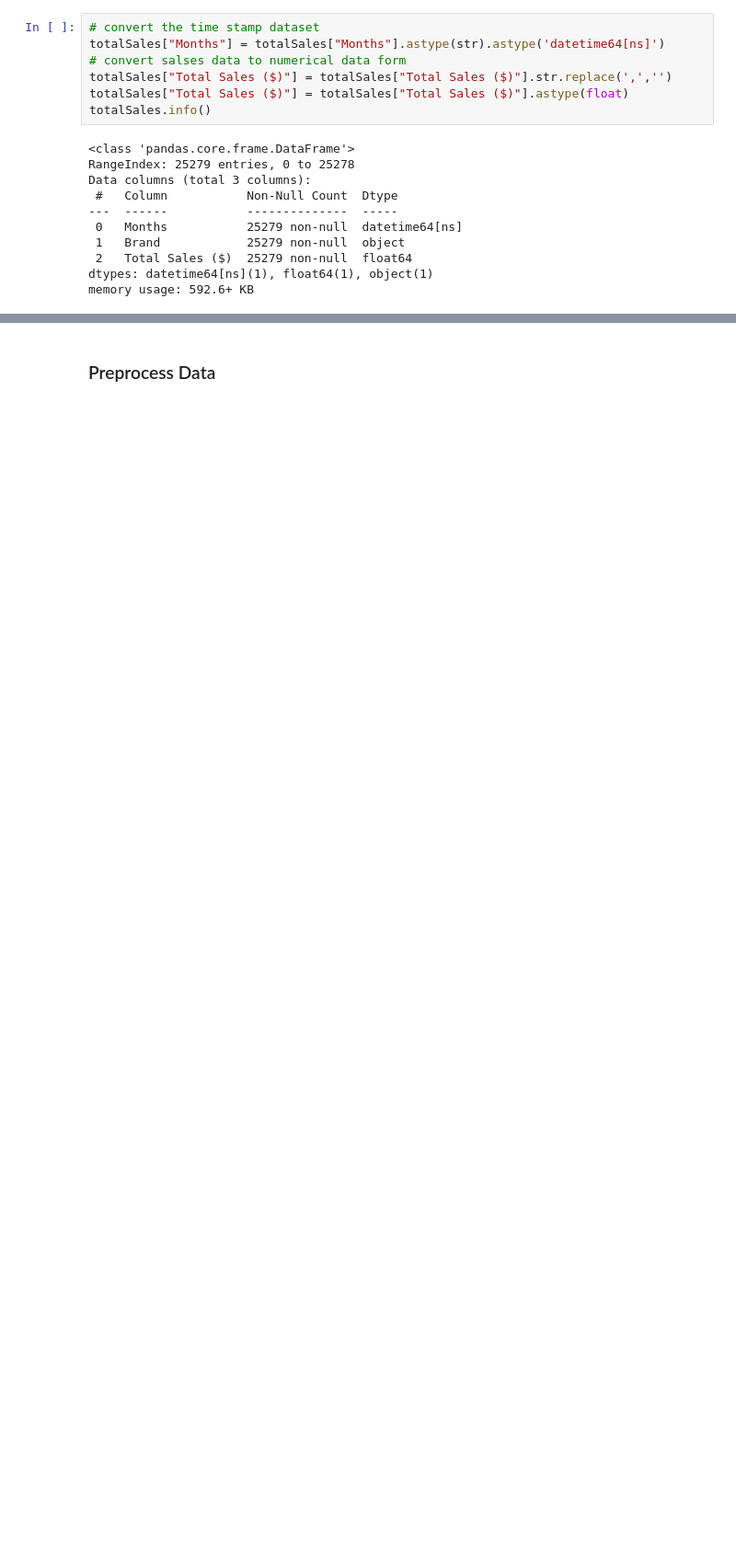
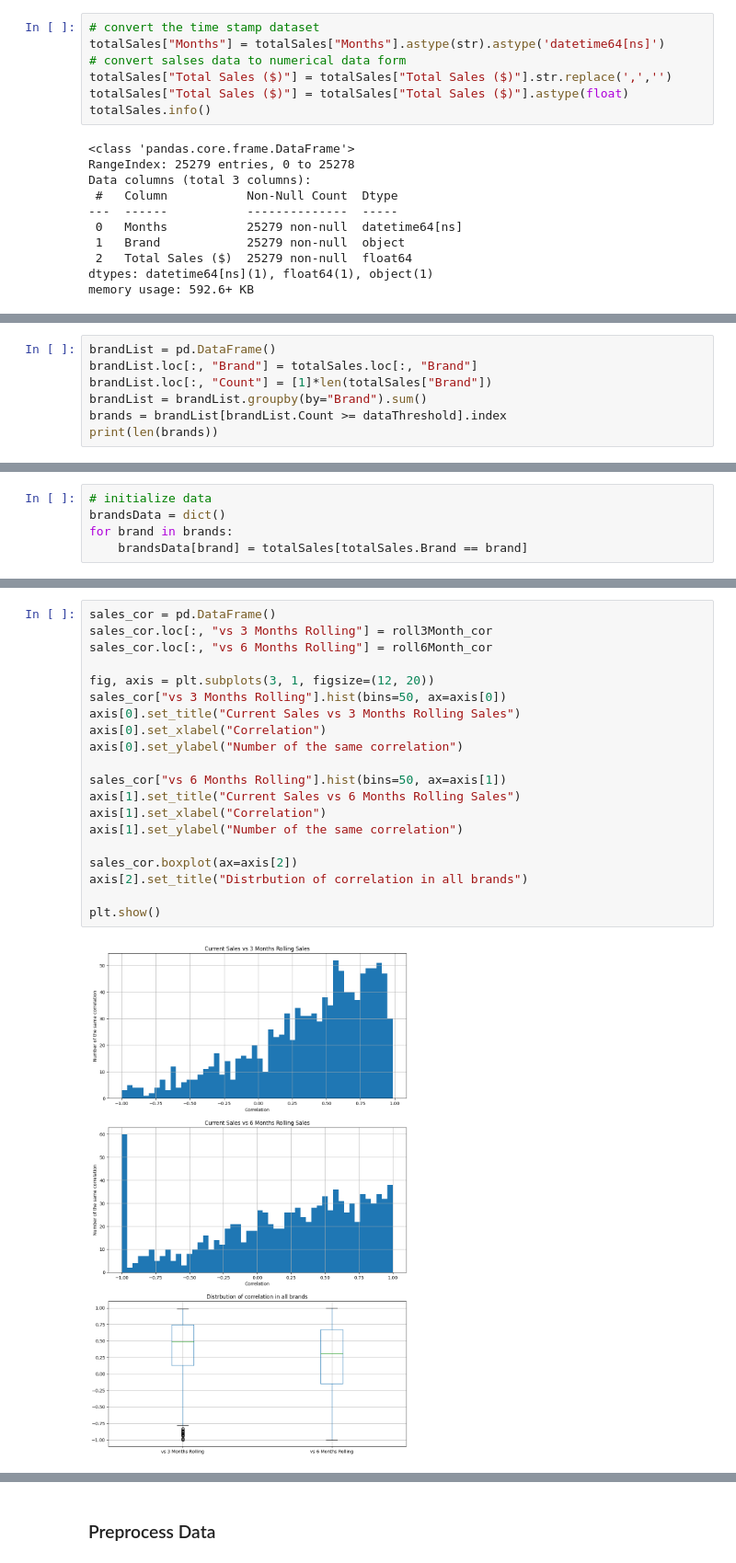
Before and after one commit to Mahipt/Marijuana_SalesPrediction, a Jupyter notebook: src/Sales_Prediction.ipynb, the cells around one changed output, grey strips where cells are left out. Shown at 92% size. Saved outputs shown, nothing was run; the diff lists cells and outputs as text; blank space fills up the shorter version.

```diff
--- a/src/Sales_Prediction.ipynb
+++ b/src/Sales_Prediction.ipynb
@@ -463,0 +175,7 @@ preprocess = ColumnTransformer([
+# %%
+brandList = pd.DataFrame()
+brandList.loc[:, "Brand"] = totalSales.loc[:, "Brand"]
+brandList.loc[:, "Count"] = [1]*len(totalSales["Brand"])
+brandList = brandList.groupby(by="Brand").sum()
+brands = brandList[brandList.Count >= dataThreshold].index
+print(len(brands))
@@ -463,0 +186,5 @@ preprocess = ColumnTransformer([
+# %%
+# initialize data
+brandsData = dict()
+for brand in brands:
+    brandsData[brand] = totalSales[totalSales.Brand == brand]
@@ -463,0 +245,22 @@ preprocess = ColumnTransformer([
+# %%
+sales_cor = pd.DataFrame()
+sales_cor.loc[:, "vs 3 Months Rolling"] = roll3Month_cor
+sales_cor.loc[:, "vs 6 Months Rolling"] = roll6Month_cor
+
+fig, axis = plt.subplots(3, 1, figsize=(12, 20))
+sales_cor["vs 3 Months Rolling"].hist(bins=50, ax=axis[0])
+axis[0].set_title("Current Sales vs 3 Months Rolling Sales")
+axis[0].set_xlabel("Correlation")
+axis[0].set_ylabel("Number of the same correlation")
+
+sales_cor["vs 6 Months Rolling"].hist(bins=50, ax=axis[1])
+axis[1].set_title("Current Sales vs 6 Months Rolling Sales")
+axis[1].set_xlabel("Correlation")
+axis[1].set_ylabel("Number of the same correlation")
+
+sales_cor.boxplot(ax=axis[2])
+axis[2].set_title("Distrbution of correlation in all brands")
+
+plt.show()
+# %% [output]
+[figure, added]
```
Also changed, not shown: parts of 101 cells of this notebook, 2 other files.
